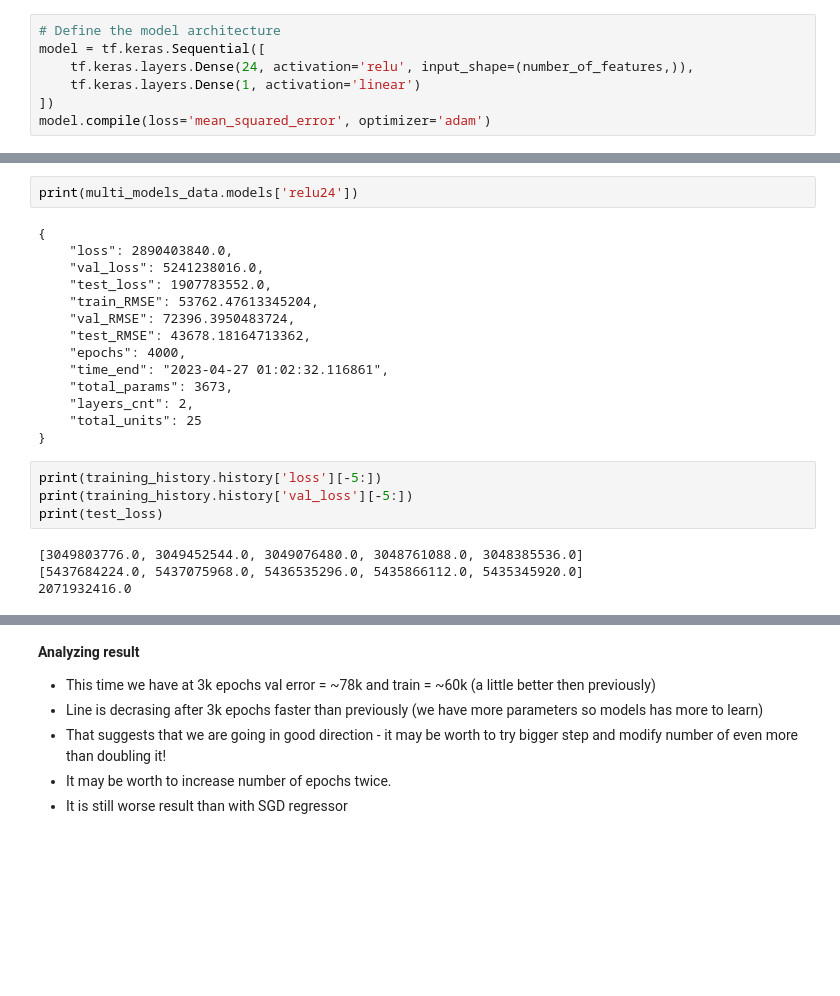
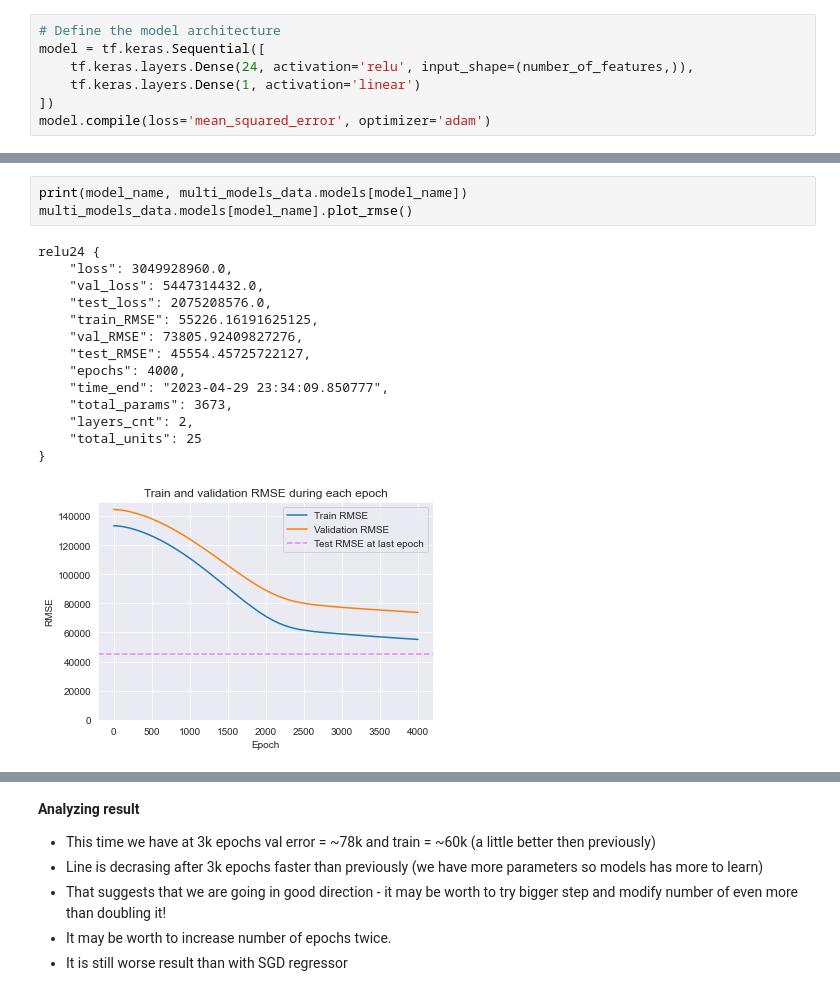
Before and after one commit to SalamanderKrajza/ds-compendium, a Jupyter notebook: projects/ds_salaries.ipynb, the cells around one changed output, grey strips where cells are left out. Cells and saved outputs as stored; diff of their text form; blank space fills up the shorter version.

```diff
--- a/projects/ds_salaries.ipynb
+++ b/projects/ds_salaries.ipynb
@@ -1550,24 +1630,18 @@ Epoch 3999/4000: training loss = 2890403840.0000, validation loss = 5241238016.0
 # %%
-print(multi_models_data.models['relu24'])
+print(model_name, multi_models_data.models[model_name])
+multi_models_data.models[model_name].plot_rmse()
 # %% [output]
-{
-    "loss": 2890403840.0,
-    "val_loss": 5241238016.0,
-    "test_loss": 1907783552.0,
-    "train_RMSE": 53762.47613345204,
-    "val_RMSE": 72396.3950483724,
-    "test_RMSE": 43678.18164713362,
+relu24 {
+    "loss": 3049928960.0,
+    "val_loss": 5447314432.0,
+    "test_loss": 2075208576.0,
+    "train_RMSE": 55226.16191625125,
+    "val_RMSE": 73805.92409827276,
+    "test_RMSE": 45554.45725722127,
     "epochs": 4000,
-    "time_end": "2023-04-27 01:02:32.116861",
+    "time_end": "2023-04-29 23:34:09.850777",
     "total_params": 3673,
     "layers_cnt": 2,
     "total_units": 25
 }
+[figure, added]
-# %%
-print(training_history.history['loss'][-5:])
-print(training_history.history['val_loss'][-5:])
-print(test_loss)
-# %% [output]
-[3049803776.0, 3049452544.0, 3049076480.0, 3048761088.0, 3048385536.0]
-[5437684224.0, 5437075968.0, 5436535296.0, 5435866112.0, 5435345920.0]
-2071932416.0
```
Also changed, not shown: parts of 43 cells of this notebook, 1 other file.
